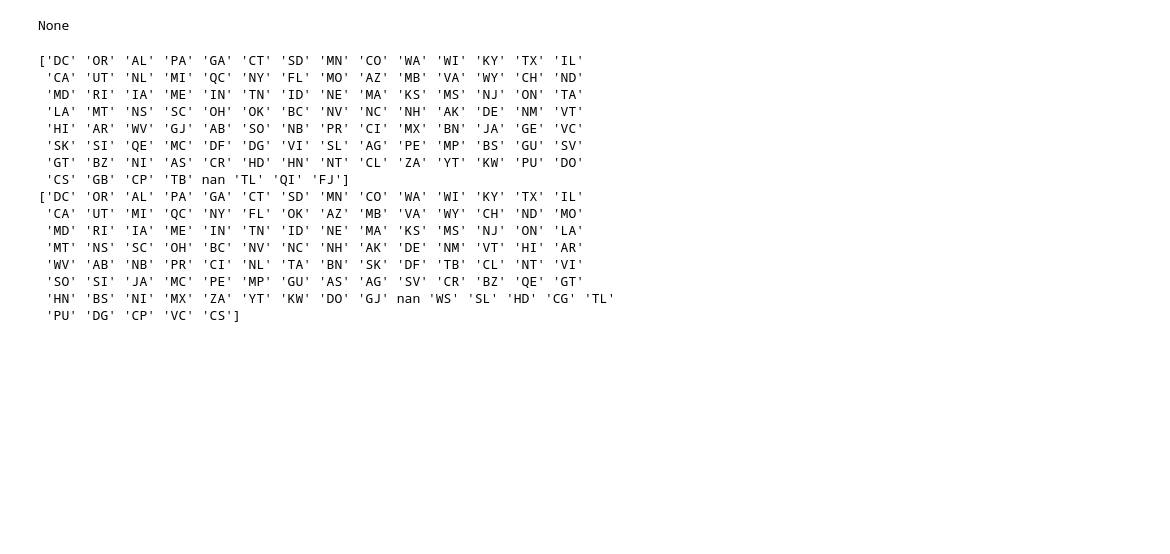
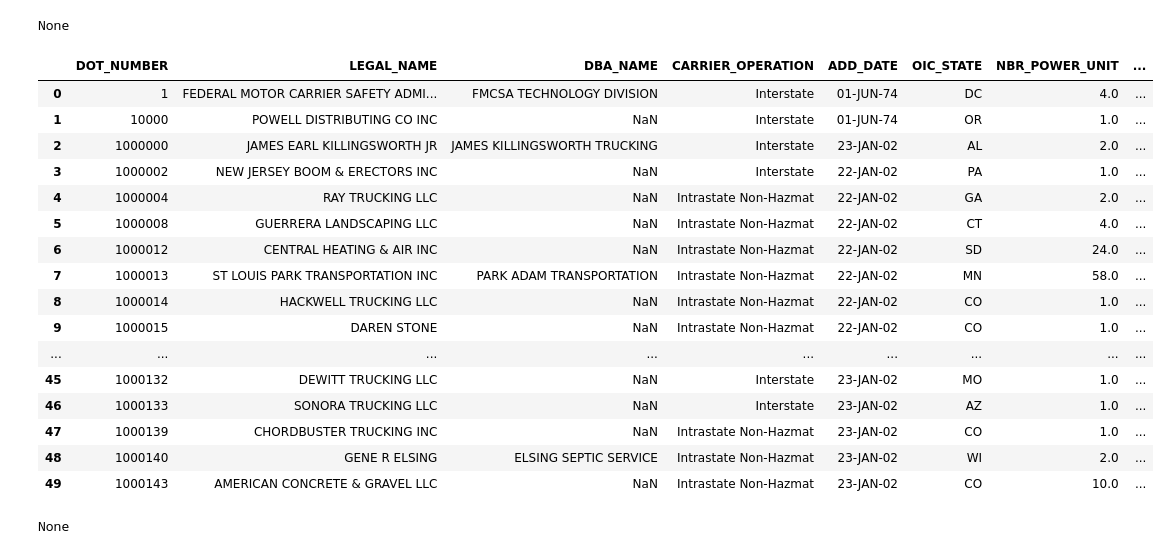
Before and after one commit to tonychoi97/fmcsa_data_analysis, a Jupyter notebook: txt_file_reader.ipynb, the cells around one changed output. Cells and saved outputs as stored; diff of their text form; code cells hidden in the pictures; blank space fills up the shorter version.

```diff
--- a/txt_file_reader.ipynb
+++ b/txt_file_reader.ipynb
@@ -62,23 +203,33 @@ print(display(df))
 | 2066385 | 999999 | GOMEZ TRUCKING INC | NaN | Intrastate Non-Hazmat | N | N | 4565 HIGHWAY 6 SOUTH | SUGAR LAND | ... |
 2066386 rows × 43 columns
 None
-# %%
-print(df['PHY_STATE'].unique())
-print(df['MAILING_STATE'].unique())
-# %% [output]
-['DC' 'OR' 'AL' 'PA' 'GA' 'CT' 'SD' 'MN' 'CO' 'WA' 'WI' 'KY' 'TX' 'IL'
- 'CA' 'UT' 'NL' 'MI' 'QC' 'NY' 'FL' 'MO' 'AZ' 'MB' 'VA' 'WY' 'CH' 'ND'
- 'MD' 'RI' 'IA' 'ME' 'IN' 'TN' 'ID' 'NE' 'MA' 'KS' 'MS' 'NJ' 'ON' 'TA'
- 'LA' 'MT' 'NS' 'SC' 'OH' 'OK' 'BC' 'NV' 'NC' 'NH' 'AK' 'DE' 'NM' 'VT'
- 'HI' 'AR' 'WV' 'GJ' 'AB' 'SO' 'NB' 'PR' 'CI' 'MX' 'BN' 'JA' 'GE' 'VC'
- 'SK' 'SI' 'QE' 'MC' 'DF' 'DG' 'VI' 'SL' 'AG' 'PE' 'MP' 'BS' 'GU' 'SV'
- 'GT' 'BZ' 'NI' 'AS' 'CR' 'HD' 'HN' 'NT' 'CL' 'ZA' 'YT' 'KW' 'PU' 'DO'
- 'CS' 'GB' 'CP' 'TB' nan 'TL' 'QI' 'FJ']
-['DC' 'OR' 'AL' 'PA' 'GA' 'CT' 'SD' 'MN' 'CO' 'WA' 'WI' 'KY' 'TX' 'IL'
- 'CA' 'UT' 'MI' 'QC' 'NY' 'FL' 'OK' 'AZ' 'MB' 'VA' 'WY' 'CH' 'ND' 'MO'
- 'MD' 'RI' 'IA' 'ME' 'IN' 'TN' 'ID' 'NE' 'MA' 'KS' 'MS' 'NJ' 'ON' 'LA'
- 'MT' 'NS' 'SC' 'OH' 'BC' 'NV' 'NC' 'NH' 'AK' 'DE' 'NM' 'VT' 'HI' 'AR'
- 'WV' 'AB' 'NB' 'PR' 'CI' 'NL' 'TA' 'BN' 'SK' 'DF' 'TB' 'CL' 'NT' 'VI'
- 'SO' 'SI' 'JA' 'MC' 'PE' 'MP' 'GU' 'AS' 'AG' 'SV' 'CR' 'BZ' 'QE' 'GT'
- 'HN' 'BS' 'NI' 'MX' 'ZA' 'YT' 'KW' 'DO' 'GJ' nan 'WS' 'SL' 'HD' 'CG' 'TL'
- 'PU' 'DG' 'CP' 'VC' 'CS']
+# %%
+df_general = df[['DOT_NUMBER', 'LEGAL_NAME', 'DBA_NAME', 'CARRIER_OPERATION', 'ADD_DATE', 'OIC_STATE', 'NBR_POWER_UNIT', 'DRIVER_TOTAL']]
+df_phy_address = df[['DOT_NUMBER', 'PHY_STREET', 'PHY_CITY', 'PHY_STATE', 'PHY_ZIP', 'PHY_ZIP']]
+df_mailing_address = df[['DOT_NUMBER', 'MAILING_STREET', 'MAILING_CITY', 'MAILING_STATE', 'MAILING_ZIP', 'MAILING_COUNTRY']]
+df_contact = df[['DOT_NUMBER', 'TELEPHONE', 'EMAIL_ADDRESS']]
+df_mcs150 = df[['DOT_NUMBER', 'MCS150_DATE', 'MCS150_MILEAGE', 'MCS150_MILEAGE_YEAR']]
+df_vmt = df[['DOT_NUMBER', 'RECENT_MILEAGE', 'RECENT_MILEAGE_YEAR', 'VMT_SOURCE_ID']]
+df_carrier_class = df[['DOT_NUMBER', 'CARRIER_OPERATION_LIST', 'PRIVATE_ONLY', 'AUTHORIZED_FOR_HIRE', 'EXEMPT_FOR_HIRE', 'PRIVATE_PROPERTY', 'PRIVATE_PASSENGER_BUSINESS',
+                      'PRIVATE_PASSENGER_NONBUSINESS', 'MIGRANT', 'US_MAIL', 'FEDERAL_GOVERNMENT', 'STATE_GOVERNMENT', 'LOCAL_GOVERNMENT', 'INDIAN_TRIBE', 'OP_OTHER']]
+
+print(display(df_general.head(50)))
+# %% [output]
+|  | DOT_NUMBER | LEGAL_NAME | DBA_NAME | CARRIER_OPERATION | ADD_DATE | OIC_STATE | NBR_POWER_UNIT | ... |
+| 0 | 1 | FEDERAL MOTOR CARRIER SAFETY ADMI... | FMCSA TECHNOLOGY DIVISION | Interstate | 01-JUN-74 | DC | 4.0 | ... |
+| 1 | 10000 | POWELL DISTRIBUTING CO INC | NaN | Interstate | 01-JUN-74 | OR | 1.0 | ... |
+| 2 | 1000000 | JAMES EARL KILLINGSWORTH JR | JAMES KILLINGSWORTH TRUCKING | Interstate | 23-JAN-02 | AL | 2.0 | ... |
+| 3 | 1000002 | NEW JERSEY BOOM & ERECTORS INC | NaN | Interstate | 22-JAN-02 | PA | 1.0 | ... |
+| 4 | 1000004 | RAY TRUCKING LLC | NaN | Intrastate Non-Hazmat | 22-JAN-02 | GA | 2.0 | ... |
+| 5 | 1000008 | GUERRERA LANDSCAPING LLC | NaN | Intrastate Non-Hazmat | 22-JAN-02 | CT | 4.0 | ... |
+| 6 | 1000012 | CENTRAL HEATING & AIR INC | NaN | Intrastate Non-Hazmat | 22-JAN-02 | SD | 24.0 | ... |
+| 7 | 1000013 | ST LOUIS PARK TRANSPORTATION INC | PARK ADAM TRANSPORTATION | Intrastate Non-Hazmat | 22-JAN-02 | MN | 58.0 | ... |
+| 8 | 1000014 | HACKWELL TRUCKING LLC | NaN | Intrastate Non-Hazmat | 22-JAN-02 | CO | 1.0 | ... |
+| 9 | 1000015 | DAREN STONE | NaN | Intrastate Non-Hazmat | 22-JAN-02 | CO | 1.0 | ... |
+| ... | ... | ... | ... | ... | ... | ... | ... | ... |
+| 45 | 1000132 | DEWITT TRUCKING LLC | NaN | Interstate | 23-JAN-02 | MO | 1.0 | ... |
+| 46 | 1000133 | SONORA TRUCKING LLC | NaN | Interstate | 23-JAN-02 | AZ | 1.0 | ... |
+| 47 | 1000139 | CHORDBUSTER TRUCKING INC | NaN | Intrastate Non-Hazmat | 23-JAN-02 | CO | 1.0 | ... |
+| 48 | 1000140 | GENE R ELSING | ELSING SEPTIC SERVICE | Intrastate Non-Hazmat | 23-JAN-02 | WI | 2.0 | ... |
+| 49 | 1000143 | AMERICAN CONCRETE & GRAVEL LLC | NaN | Intrastate Non-Hazmat | 23-JAN-02 | CO | 10.0 | ... |
+None
```
Also changed, not shown: parts of 5 cells of this notebook.
